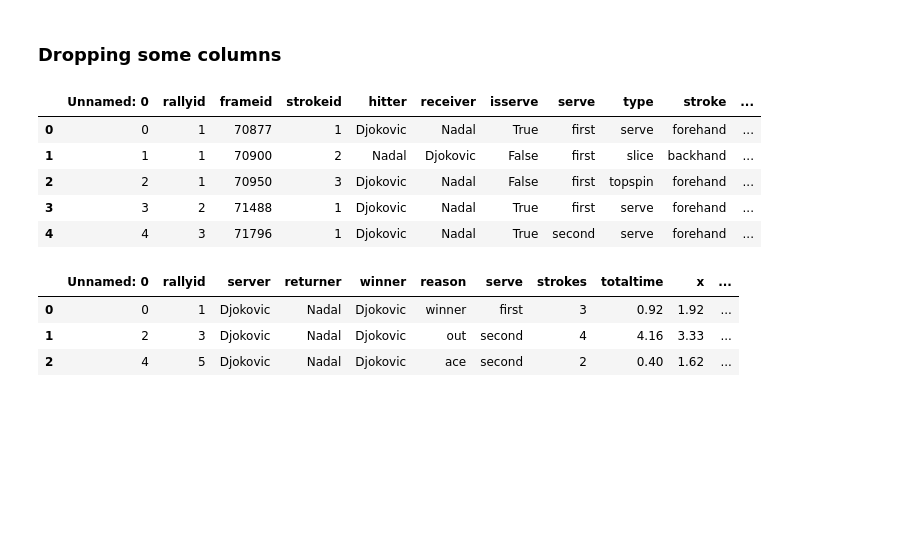
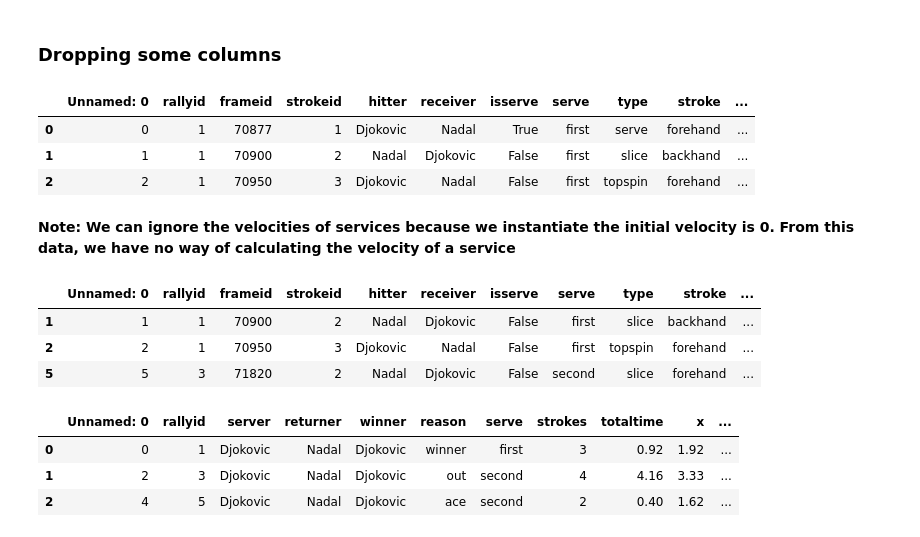
Before and after one commit to ThomasLee94/AUS-open-final-2019-analysis, a Jupyter notebook: analysis.ipynb, the cells around one changed output. Drawn from its saved outputs; the diff is of its cells as text; code cells hidden in the pictures; blank space fills up the shorter version.

```diff
--- a/analysis.ipynb
+++ b/analysis.ipynb
@@ -47,15 +56,24 @@ df_events.head(3)
 # %% [markdown]
 ### Dropping some columns
 # %%
-df_events_velocity = df_events.drop(["hitter_x","hitter_y","receiver_x","hitter_y"], axis=1)
+df_events_velocity = df_events.drop(["hitter_x","hitter_y","receiver_x","receiver_y"], axis=1)
 df_events_velocity.head(3)
 # %% [output]
 |  | Unnamed: 0 | rallyid | frameid | strokeid | hitter | receiver | isserve | serve | type | stroke | ... |
 | 0 | 0 | 1 | 70877 | 1 | Djokovic | Nadal | True | first | serve | forehand | ... |
 | 1 | 1 | 1 | 70900 | 2 | Nadal | Djokovic | False | first | slice | backhand | ... |
 | 2 | 2 | 1 | 70950 | 3 | Djokovic | Nadal | False | first | topspin | forehand | ... |
-| 3 | 3 | 2 | 71488 | 1 | Djokovic | Nadal | True | first | serve | forehand | ... |
-| 4 | 4 | 3 | 71796 | 1 | Djokovic | Nadal | True | second | serve | forehand | ... |
+# %% [markdown]
+**Note: We can ignore the velocities of services because we instantiate the initial velocity is 0. From this data, we have no way of calculating the velocity of a service**
+# %%
+ARG_VELOCITY_NO_SERVE = df_events_velocity["isserve"] == False
+df_events_velocity_rally = df_events_velocity[ARG_VELOCITY_NO_SERVE]
+df_events_velocity_rally.head(3)
+# %% [output]
+|  | Unnamed: 0 | rallyid | frameid | strokeid | hitter | receiver | isserve | serve | type | stroke | ... |
+| 1 | 1 | 1 | 70900 | 2 | Nadal | Djokovic | False | first | slice | backhand | ... |
+| 2 | 2 | 1 | 70950 | 3 | Djokovic | Nadal | False | first | topspin | forehand | ... |
+| 5 | 5 | 3 | 71820 | 2 | Nadal | Djokovic | False | second | slice | forehand | ... |
 # %%
 df_points.head(3)
 # %% [output]
```
Also changed, not shown: parts of 25 cells of this notebook.
